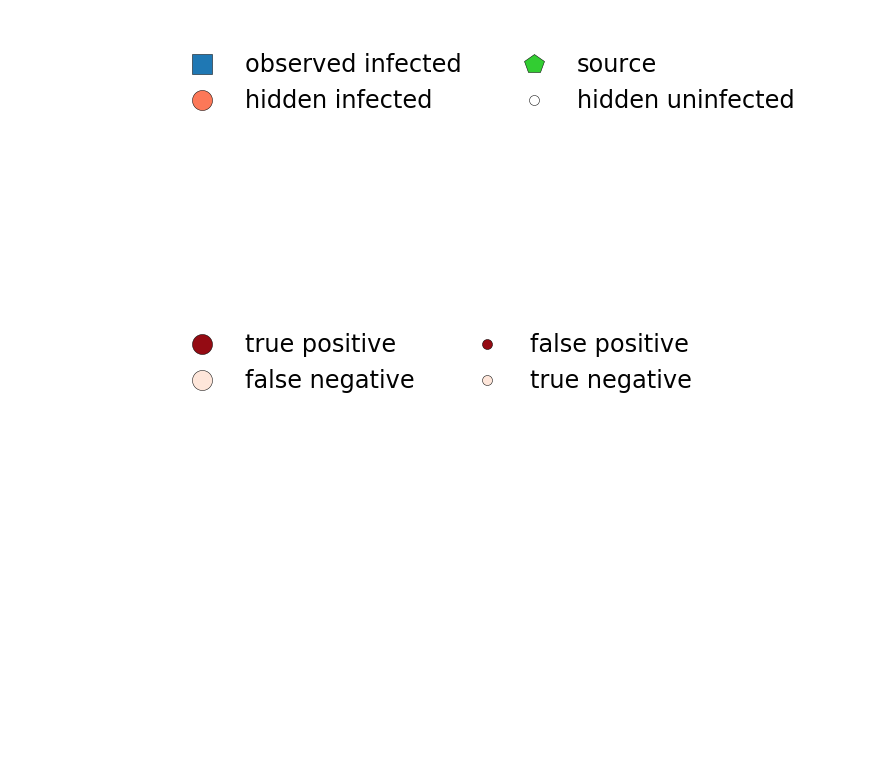
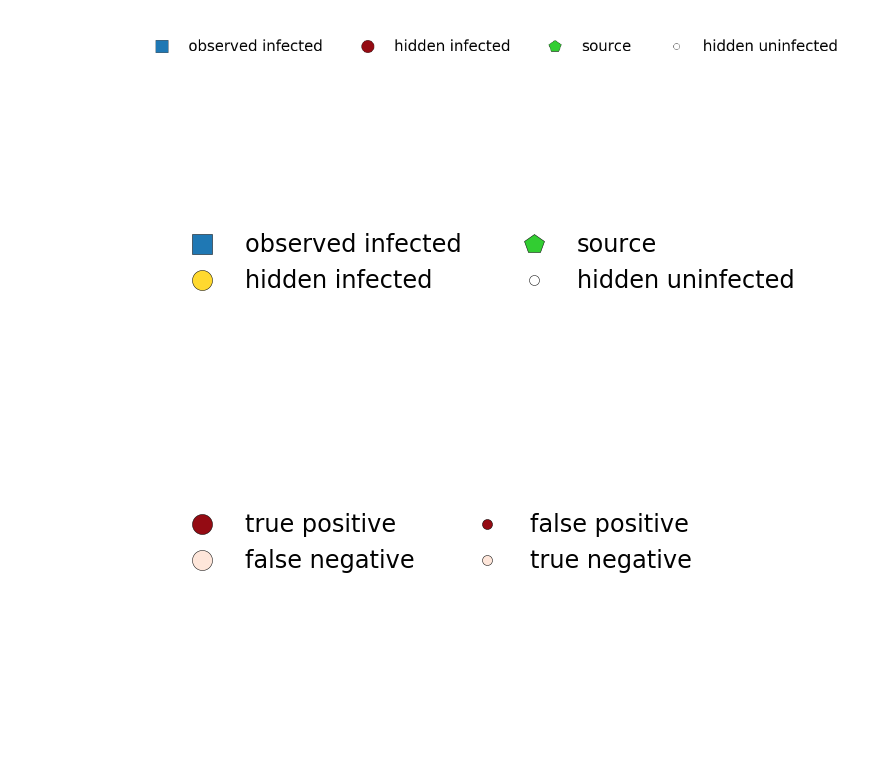
Before and after one commit to xiaohan2012/cascade-reconstruction-by-tree-samples, a Jupyter notebook: legend_and_colorbars.ipynb, the cells around one changed output. Drawn from its saved outputs; the diff is of its cells as text; code cells hidden in the pictures; blank space fills up the shorter version.

Commit message:
more legends

```diff
--- a/legend_and_colorbars.ipynb
+++ b/legend_and_colorbars.ipynb
@@ -34,13 +36,22 @@ def plot_legend(appearance_configs, labels, output, ncols=2):
 # plt.show()
 # %%
 appearance_configs = [
-    (COLOR_BLUE, 's', 20), (COLOR_ORANGE, 'o', 20),
+    (COLOR_BLUE, 's', 20), (COLOR_DARK_RED, 'o', 20),
     (COLOR_GREEN, 'p', 20), (COLOR_WHITE, 'o', 10)
 ]
 labels = ['observed infected', 'hidden infected', 'source', 'hidden uninfected']
-plot_legend(appearance_configs, labels, 'figs/case-study/ground_truth_legend.pdf')
+plot_legend(appearance_configs, labels, 'figs/case-study/ground_truth_legend.pdf', ncols=4)
 # %% [output]
-[figure, old version]
+[figure, new version]
+# %%
+appearance_configs = [
+    (COLOR_BLUE, 's', 20), (COLOR_YELLOW, 'o', 20),
+    (COLOR_GREEN, 'p', 20), (COLOR_WHITE, 'o', 10)
+]
+labels = ['observed infected', 'hidden infected', 'source', 'hidden uninfected']
+plot_legend(appearance_configs, labels, 'figs/intro_legend.pdf', ncols=2)
+# %% [output]
+[figure, added]
 # %%
 pal = sns.color_palette("Reds", n_colors=10)
 mapper = build_color_mapper(pal, 0, 1.0)
```
Also changed, not shown: parts of 8 cells of this notebook.
